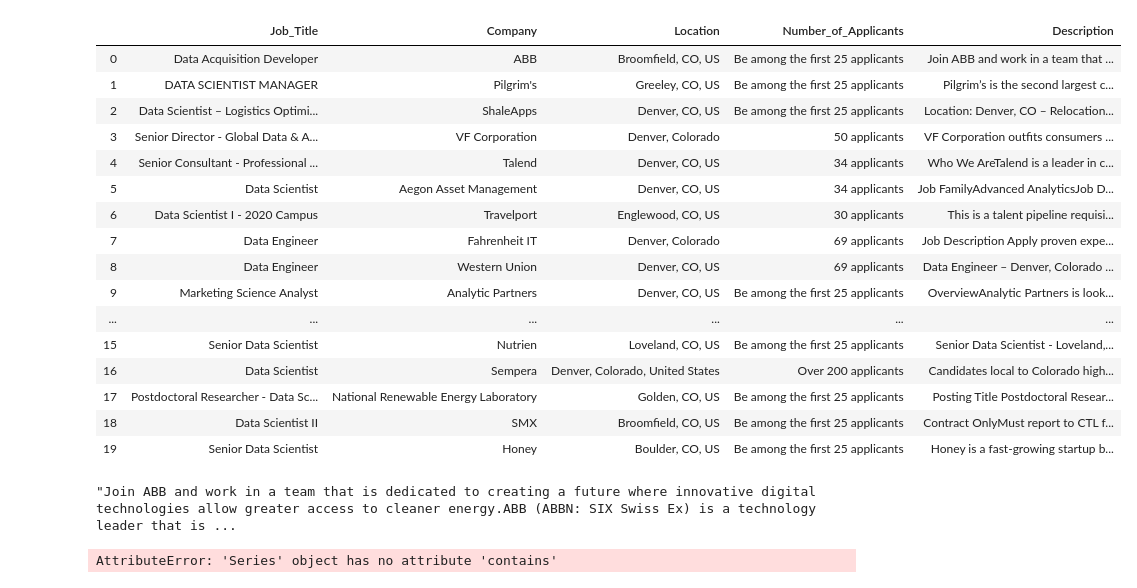
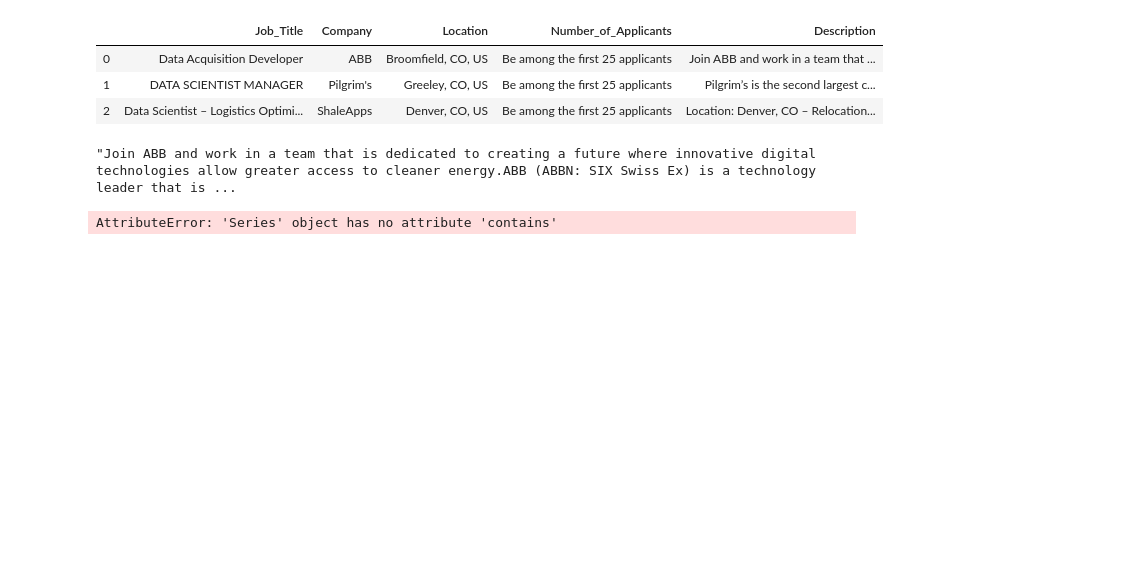
Before and after one commit to Joshmantova/Data_science_job_market_analysis_project, a Jupyter notebook: notebooks/analysis_exploration2.ipynb, the cells around one changed output. Saved outputs shown, nothing was run; the diff lists cells and outputs as text; code cells hidden in the pictures; blank space fills up the shorter version.

Commit message:
Added example data

```diff
--- a/notebooks/analysis_exploration2.ipynb
+++ b/notebooks/analysis_exploration2.ipynb
@@ -6,25 +6,12 @@ plt.style.use('fivethirtyeight')
 # %%
 df = pd.read_csv('../Datasets/df_linkedin_Colorado.csv', index_col=0)
 # %%
-df.head(20)
+df.head(3)
 # %% [output]
 |  | Job_Title | Company | Location | Number_of_Applicants | Description |
 | 0 | Data Acquisition Developer | ABB | Broomfield, CO, US | Be among the first 25 applicants | Join ABB and work in a team that ... |
 | 1 | DATA SCIENTIST MANAGER | Pilgrim's | Greeley, CO, US | Be among the first 25 applicants | Pilgrim’s is the second largest c... |
 | 2 | Data Scientist – Logistics Optimi... | ShaleApps | Denver, CO, US | Be among the first 25 applicants | Location: Denver, CO – Relocation... |
-| 3 | Senior Director - Global Data & A... | VF Corporation | Denver, Colorado | 50 applicants | VF Corporation outfits consumers ... |
-| 4 | Senior Consultant - Professional ... | Talend | Denver, CO, US | 34 applicants | Who We AreTalend is a leader in c... |
-| 5 | Data Scientist | Aegon Asset Management | Denver, CO, US | 34 applicants | Job FamilyAdvanced AnalyticsJob D... |
-| 6 | Data Scientist I - 2020 Campus | Travelport | Englewood, CO, US | 30 applicants | This is a talent pipeline requisi... |
-| 7 | Data Engineer | Fahrenheit IT | Denver, Colorado | 69 applicants | Job Description Apply proven expe... |
-| 8 | Data Engineer | Western Union | Denver, CO, US | 69 applicants | Data Engineer – Denver, Colorado ... |
-| 9 | Marketing Science Analyst | Analytic Partners | Denver, CO, US | Be among the first 25 applicants | OverviewAnalytic Partners is look... |
-| ... | ... | ... | ... | ... | ... |
-| 15 | Senior Data Scientist | Nutrien | Loveland, CO, US | Be among the first 25 applicants | Senior Data Scientist - Loveland,... |
-| 16 | Data Scientist | Sempera | Denver, Colorado, United States | Over 200 applicants | Candidates local to Colorado high... |
-| 17 | Postdoctoral Researcher - Data Sc... | National Renewable Energy Laboratory | Golden, CO, US | Be among the first 25 applicants | Posting Title Postdoctoral Resear... |
-| 18 | Data Scientist II | SMX | Broomfield, CO, US | Be among the first 25 applicants | Contract OnlyMust report to CTL f... |
-| 19 | Senior Data Scientist | Honey | Boulder, CO, US | Be among the first 25 applicants | Honey is a fast-growing startup b... |
 # %%
 df['Description'].iloc[0]
 # %% [output]
```
Also changed, not shown: 7 other files.
